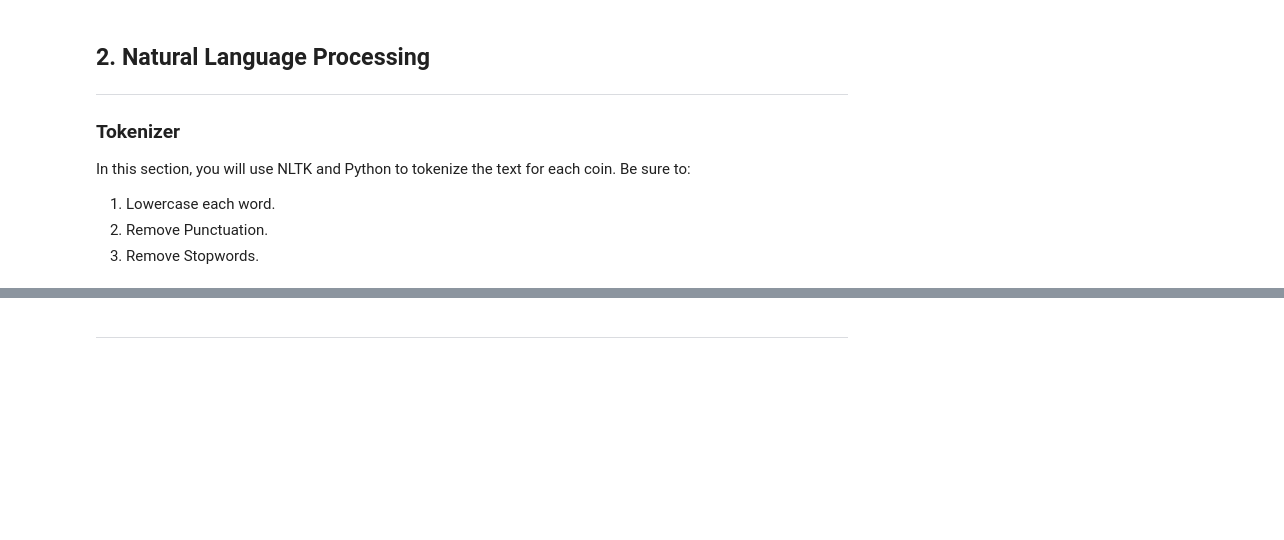
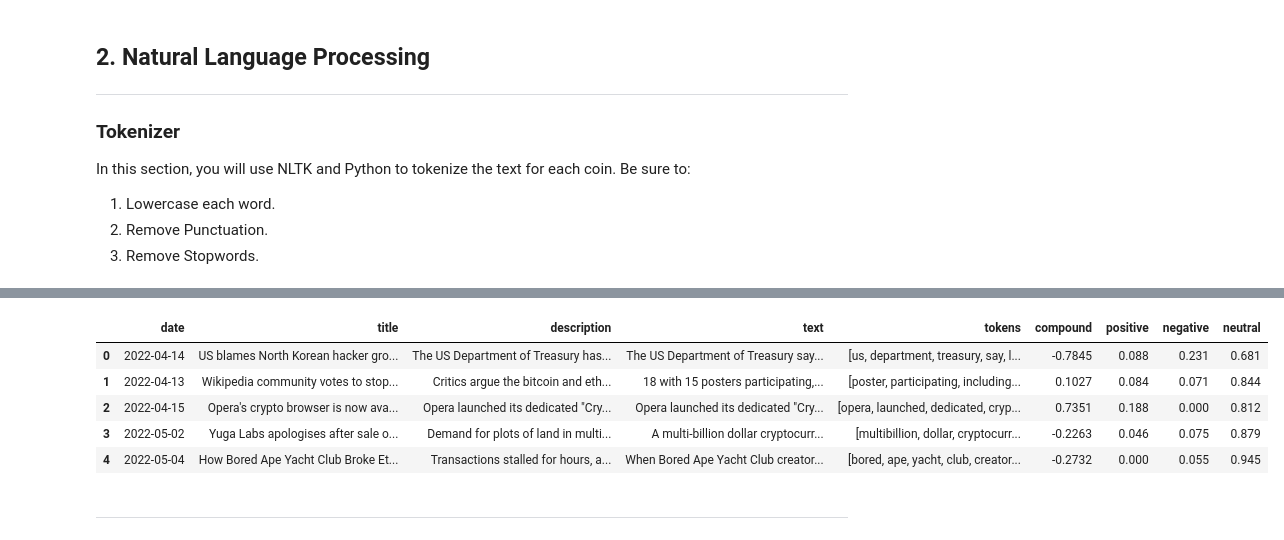
Before and after one commit to atlas-lauren/nlp_hw, a Jupyter notebook: Starter_Code/crypto_sentiment.ipynb, the cells around one changed output, grey strips where cells are left out. Drawn from its saved outputs; the diff is of its cells as text; code cells hidden in the pictures; blank space fills up the shorter version.

```diff
--- a/Starter_Code/crypto_sentiment.ipynb
+++ b/Starter_Code/crypto_sentiment.ipynb
@@ -239,18 +241,24 @@ def tokenizer(text):
     """Tokenizes text."""
 
     # Remove the punctuation from text
+    punc = '''!()-[]{};:'"\,<>./?@#$%^&*_~'''
+    for i in text:
+        if i in punc:
+            text = text.replace(i, "")
 
+    regex = re.compile("[^a-zA-Z ]")
+    re_clean = regex.sub('', text)
 
     # Create a tokenized list of the words
-
+    words = word_tokenize(re_clean)
 
     # Lemmatize words into root words
+    lem = [lemmatizer.lemmatize(word) for word in words]
 
-
-    # Convert the words to lowercase
-
+    # Convert the words to lowercase (and remove stop words)
+    tokens = [word.lower() for word in lem if word.lower() not in sw]
 
     # Remove the stop words
-
+    # Already removed in list comprehension (above)
 
     return tokens
@@ -257,3 +316,11 @@ def tokenizer(text):
 # %%
-# Create a new tokens column for Bitcoin
-# YOUR CODE HERE!
+# Create a new tokens column for Ethereum
+eth_tokens_df = create_tokens_df(eth_news)
+eth_tokens_df.head()
+# %% [output]
+|  | date | title | description | text | tokens | compound | positive | negative | neutral |
+| 0 | 2022-04-14 | US blames North Korean hacker gro... | The US Department of Treasury has... | The US Department of Treasury say... | [us, department, treasury, say, l... | -0.7845 | 0.088 | 0.231 | 0.681 |
+| 1 | 2022-04-13 | Wikipedia community votes to stop... | Critics argue the bitcoin and eth... | 18 with 15 posters participating,... | [poster, participating, including... | 0.1027 | 0.084 | 0.071 | 0.844 |
+| 2 | 2022-04-15 | Opera's crypto browser is now ava... | Opera launched its dedicated "Cry... | Opera launched its dedicated "Cry... | [opera, launched, dedicated, cryp... | 0.7351 | 0.188 | 0.000 | 0.812 |
+| 3 | 2022-05-02 | Yuga Labs apologises after sale o... | Demand for plots of land in multi... | A multi-billion dollar cryptocurr... | [multibillion, dollar, cryptocurr... | -0.2263 | 0.046 | 0.075 | 0.879 |
+| 4 | 2022-05-04 | How Bored Ape Yacht Club Broke Et... | Transactions stalled for hours, a... | When Bored Ape Yacht Club creator... | [bored, ape, yacht, club, creator... | -0.2732 | 0.000 | 0.055 | 0.945 |
```
Also changed, not shown: parts of 18 cells of this notebook.
